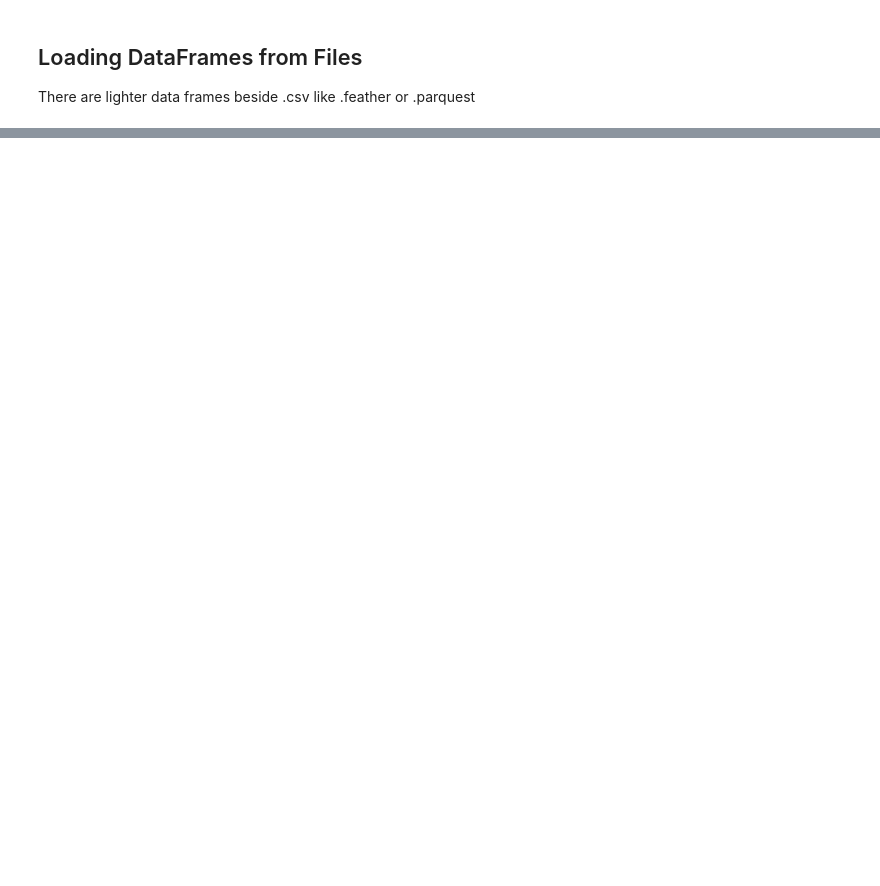
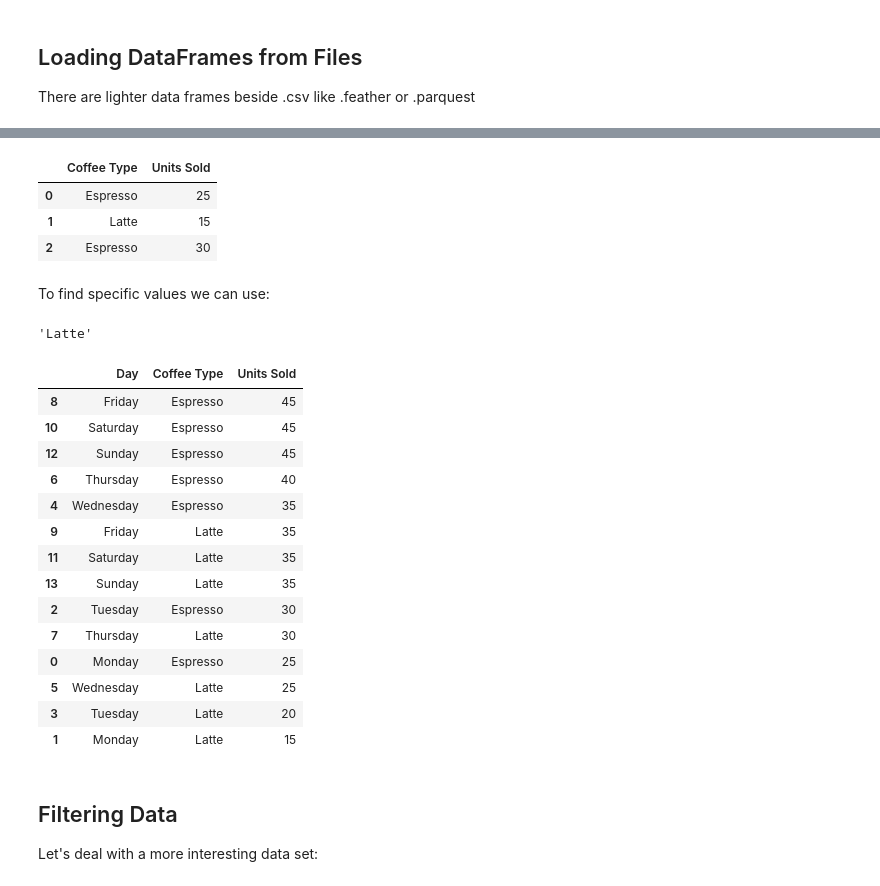
Before and after one commit to Nader1995/data-science-journey, a Jupyter notebook: pandas_experiment.ipynb, the cells around one changed output, grey strips where cells are left out. Saved outputs shown, nothing was run; the diff lists cells and outputs as text; code cells hidden in the pictures; blank space fills up the shorter version.

```diff
--- a/pandas_experiment.ipynb
+++ b/pandas_experiment.ipynb
@@ -57,3 +79,8 @@ df.index.tolist() # shows the index labels of the dataframe
 ## Loading DataFrames from Files
 
 There are lighter data frames beside .csv like .feather or .parquest
+# %%
+coffee = pd.read_csv('https://raw.githubusercontent.com/Nader1995/complete-pandas-tutorial/refs/heads/master/warmup-data/coffee.csv')
+# coffee = pd.read_feather('...')
+# coffee = pd.read_excel('...')
+# coffee = pd.read_parquet('...')
@@ -59,0 +114,37 @@ There are lighter data frames beside .csv like .feather or .parquest
+# %%
+# coffee.iloc[Row Positions, Column Positions]
+coffee.iloc[0:3, 1:3]
+# %% [output]
+|  | Coffee Type | Units Sold |
+| 0 | Espresso | 25 |
+| 1 | Latte | 15 |
+| 2 | Espresso | 30 |
+# %% [markdown]
+To find specific values we can use:
+# %%
+coffee.at[1, 'Coffee Type'] # shows the value at the specified row label and column label
+# coffee.iat[1, 1] # shows the value at the specified row position and column position
+# %% [output]
+'Latte'
+# %%
+coffee.sort_values('Units Sold', ascending=False) # sorts the dataframe by the specified column in descending order
+# %% [output]
+|  | Day | Coffee Type | Units Sold |
+| 8 | Friday | Espresso | 45 |
+| 10 | Saturday | Espresso | 45 |
+| 12 | Sunday | Espresso | 45 |
+| 6 | Thursday | Espresso | 40 |
+| 4 | Wednesday | Espresso | 35 |
+| 9 | Friday | Latte | 35 |
+| 11 | Saturday | Latte | 35 |
+| 13 | Sunday | Latte | 35 |
+| 2 | Tuesday | Espresso | 30 |
+| 7 | Thursday | Latte | 30 |
+| 0 | Monday | Espresso | 25 |
+| 5 | Wednesday | Latte | 25 |
+| 3 | Tuesday | Latte | 20 |
+| 1 | Monday | Latte | 15 |
+# %% [markdown]
+## Filtering Data
+
+Let's deal with a more interesting data set:
```
Also changed, not shown: parts of 16 cells of this notebook, 1 other file.
